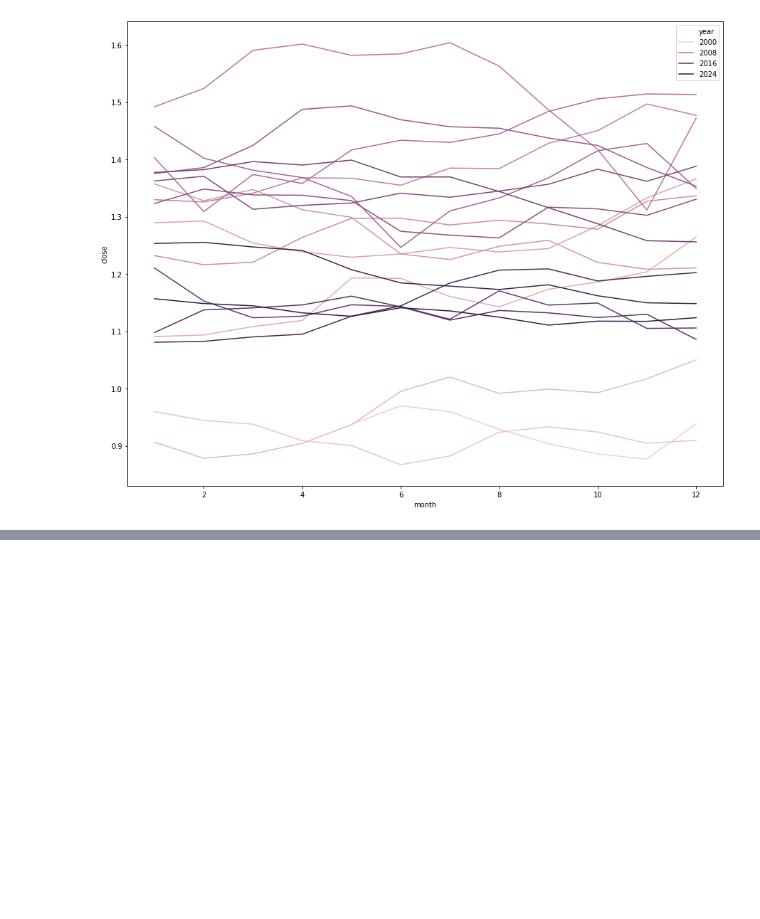
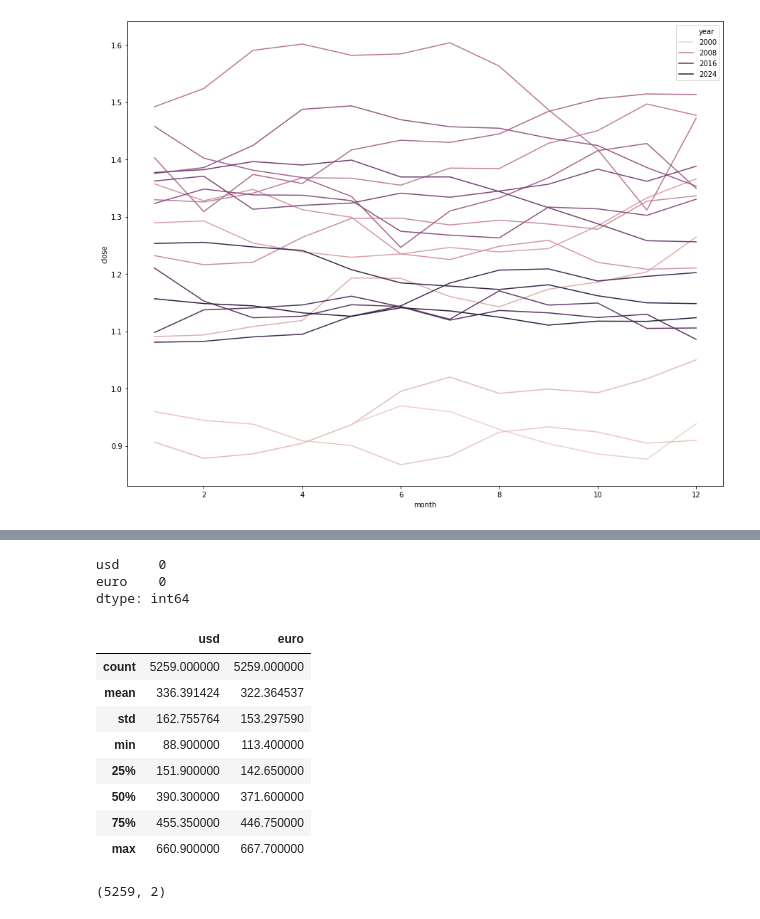
Before and after one commit to stuartdaw/Capstone_Forex, a Jupyter notebook: 1.0 Load Data and EDA.ipynb, the cells around one changed output, grey strips where cells are left out. Drawn from its saved outputs; the diff is of its cells as text; code cells hidden in the pictures; blank space fills up the shorter version.

```diff
--- a/1.0 Load Data and EDA.ipynb
+++ b/1.0 Load Data and EDA.ipynb
@@ -318,0 +323,3 @@ eur_usd.to_csv('/Users/stuartdaw/Documents/Capstone_data/data/csv/eur_usd.csv',
+# %%
+gold = pd.read_csv('/Users/stuartdaw/Documents/Capstone_data/data/gold/historical_gold.csv',
+                              parse_dates=True, index_col='date', dayfirst=True)
@@ -318,0 +336,22 @@ eur_usd.to_csv('/Users/stuartdaw/Documents/Capstone_data/data/csv/eur_usd.csv',
+# %%
+gold.isnull().sum()
+# %% [output]
+usd     0
+euro    0
+dtype: int64
+# %%
+gold.describe()
+# %% [output]
+|  | usd | euro |
+| count | 5259.000000 | 5259.000000 |
+| mean | 336.391424 | 322.364537 |
+| std | 162.755764 | 153.297590 |
+| min | 88.900000 | 113.400000 |
+| 25% | 151.900000 | 142.650000 |
+| 50% | 390.300000 | 371.600000 |
+| 75% | 455.350000 | 446.750000 |
+| max | 660.900000 | 667.700000 |
+# %%
+gold.shape
+# %% [output]
+(5259, 2)
```
Also changed, not shown: parts of 4 cells of this notebook, 4 other files.
